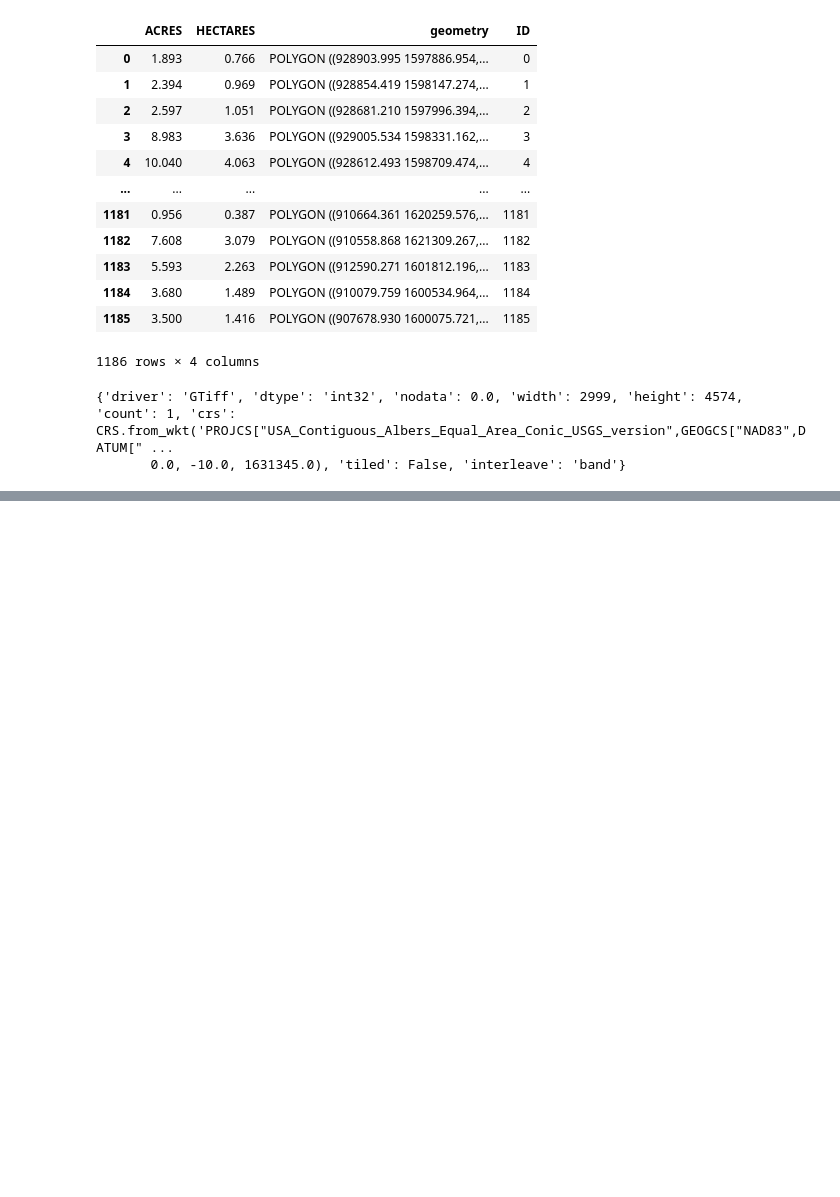
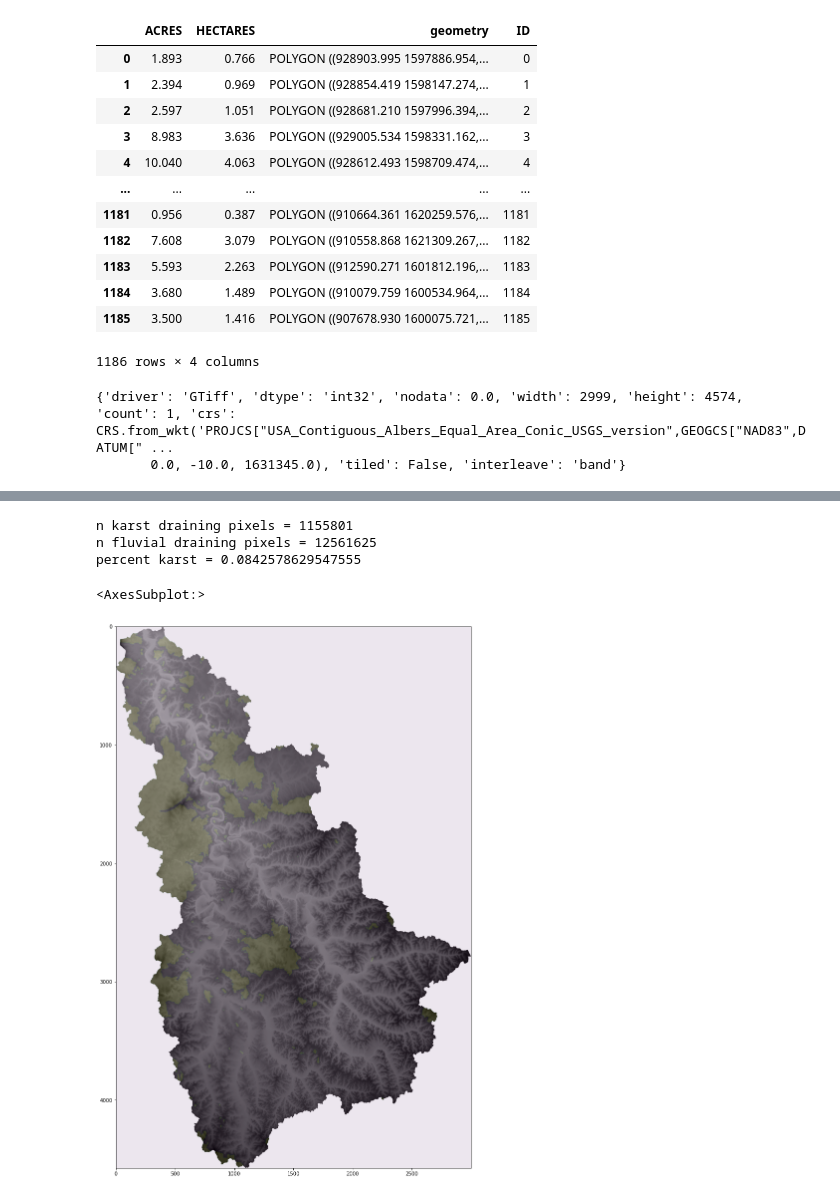
Before and after one commit to CovingtonResearchGroup/sinkhole_analysis, a Jupyter notebook: ky-test-analysis.ipynb, the cells around one changed output, grey strips where cells are left out. Cells and saved outputs as stored; diff of their text form; code cells hidden in the pictures; blank space fills up the shorter version.

```diff
--- a/ky-test-analysis.ipynb
+++ b/ky-test-analysis.ipynb
@@ -182,0 +361,19 @@ riop.show(wat, ax=ax, alpha=0.1)
+# %%
+wat_src = rio.open(datadir+'HUC051100016-fdr-wat.tif')
+wat = wat_src.read()
+nkarst = len(wat[wat > 0])
+nfluvial = len(wat[wat < 0])
+print("n karst draining pixels =", nkarst)
+print("n fluvial draining pixels =", nfluvial)
+print("percent karst =", nkarst / (nkarst + nfluvial))
+# %% [output]
+n karst draining pixels = 1155801
+n fluvial draining pixels = 12561625
+percent karst = 0.0842578629547555
+# %%
+fig, ax = subplots(figsize=(20,20))
+riop.show(img, ax=ax, cmap='Greys')
+riop.show(wat, ax=ax, alpha=0.1)
+# %% [output]
+<AxesSubplot:>
+[figure, added]
```
Also changed, not shown: parts of 18 cells of this notebook, 3 other files.
